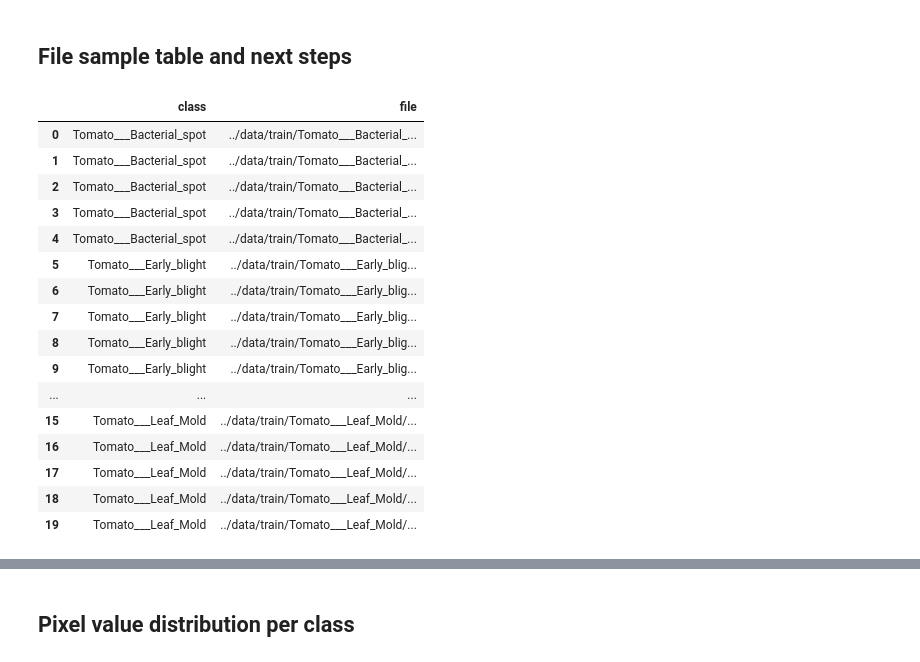
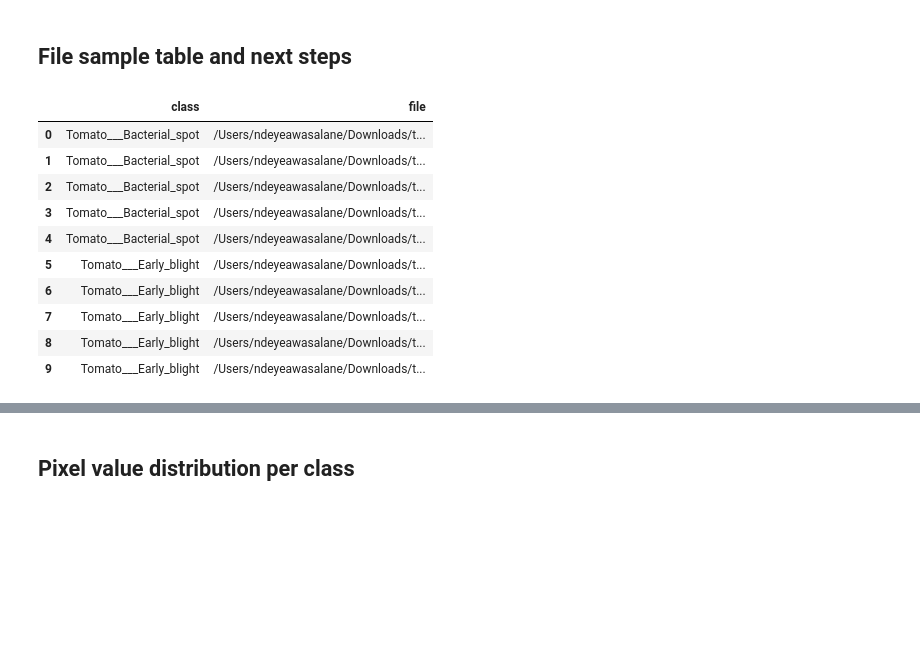
Before and after one commit to MorNdour/projetTrans, a Jupyter notebook: classification/notebooks/01_eda.ipynb, the cells around one changed output, grey strips where cells are left out. Saved outputs shown, nothing was run; the diff lists cells and outputs as text; code cells hidden in the pictures; blank space fills up the shorter version.

```diff
--- a/classification/notebooks/01_eda.ipynb
+++ b/classification/notebooks/01_eda.ipynb
@@ -144,28 +64,22 @@ else:
 # %%
 # Show a small sample table for the train set
 rows = []
-for sub in sorted(train_dir.iterdir()):
+for sub in sorted(Path(TRAIN_DIR).iterdir()):
     if sub.is_dir():
         imgs = list(sub.glob('*'))[:5]
         for p in imgs:
             rows.append({'class': sub.name, 'file': str(p)})
 df = pd.DataFrame(rows)
-df.head(20)
+df.head(10)
 # %% [output]
 |  | class | file |
-| 0 | Tomato___Bacterial_spot | ../data/train/Tomato___Bacterial_... |
-| 1 | Tomato___Bacterial_spot | ../data/train/Tomato___Bacterial_... |
-| 2 | Tomato___Bacterial_spot | ../data/train/Tomato___Bacterial_... |
-| 3 | Tomato___Bacterial_spot | ../data/train/Tomato___Bacterial_... |
-| 4 | Tomato___Bacterial_spot | ../data/train/Tomato___Bacterial_... |
-| 5 | Tomato___Early_blight | ../data/train/Tomato___Early_blig... |
-| 6 | Tomato___Early_blight | ../data/train/Tomato___Early_blig... |
-| 7 | Tomato___Early_blight | ../data/train/Tomato___Early_blig... |
-| 8 | Tomato___Early_blight | ../data/train/Tomato___Early_blig... |
-| 9 | Tomato___Early_blight | ../data/train/Tomato___Early_blig... |
-| ... | ... | ... |
-| 15 | Tomato___Leaf_Mold | ../data/train/Tomato___Leaf_Mold/... |
-| 16 | Tomato___Leaf_Mold | ../data/train/Tomato___Leaf_Mold/... |
-| 17 | Tomato___Leaf_Mold | ../data/train/Tomato___Leaf_Mold/... |
-| 18 | Tomato___Leaf_Mold | ../data/train/Tomato___Leaf_Mold/... |
-| 19 | Tomato___Leaf_Mold | ../data/train/Tomato___Leaf_Mold/... |
+| 0 | Tomato___Bacterial_spot | /Users/ndeyeawasalane/Downloads/t... |
+| 1 | Tomato___Bacterial_spot | /Users/ndeyeawasalane/Downloads/t... |
+| 2 | Tomato___Bacterial_spot | /Users/ndeyeawasalane/Downloads/t... |
+| 3 | Tomato___Bacterial_spot | /Users/ndeyeawasalane/Downloads/t... |
+| 4 | Tomato___Bacterial_spot | /Users/ndeyeawasalane/Downloads/t... |
+| 5 | Tomato___Early_blight | /Users/ndeyeawasalane/Downloads/t... |
+| 6 | Tomato___Early_blight | /Users/ndeyeawasalane/Downloads/t... |
+| 7 | Tomato___Early_blight | /Users/ndeyeawasalane/Downloads/t... |
+| 8 | Tomato___Early_blight | /Users/ndeyeawasalane/Downloads/t... |
+| 9 | Tomato___Early_blight | /Users/ndeyeawasalane/Downloads/t... |
```
Also changed, not shown: parts of 18 cells of this notebook, 13 other files.
